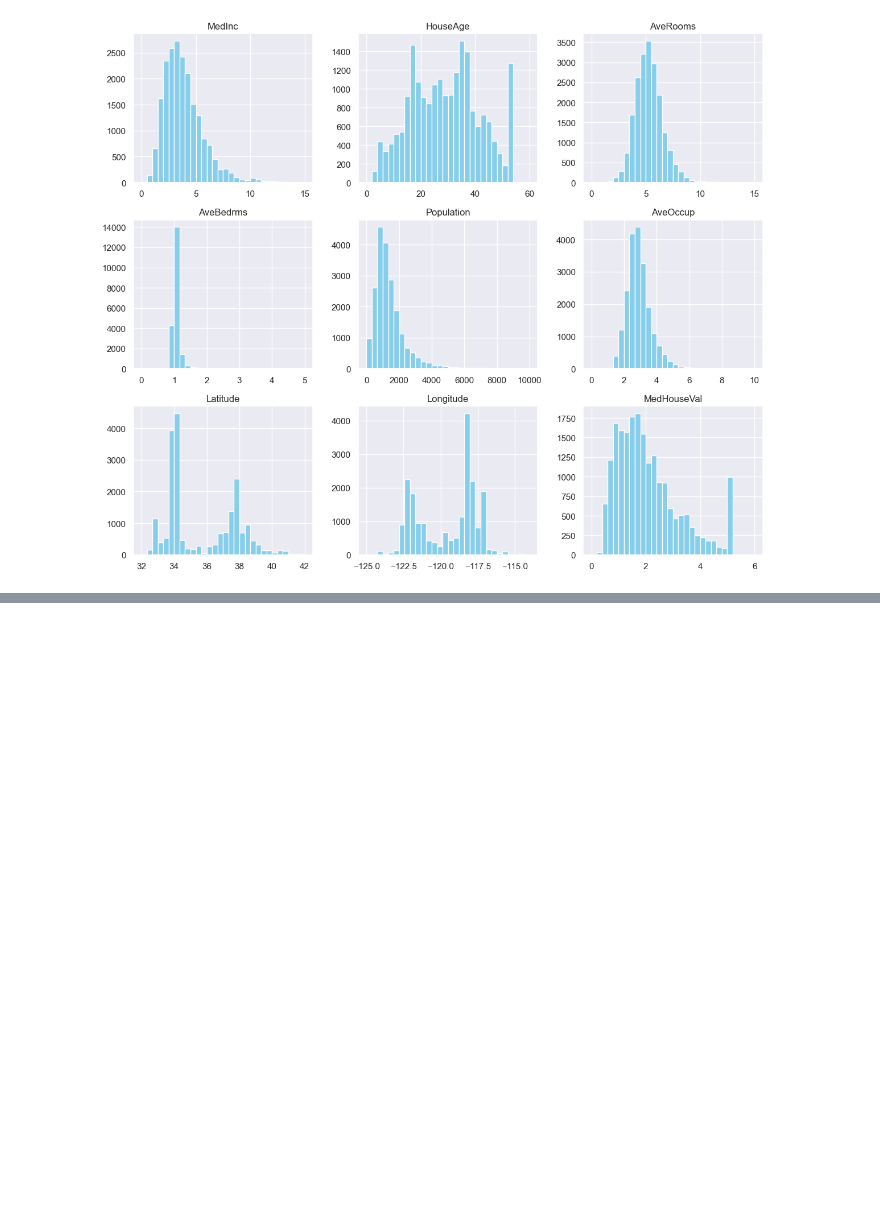
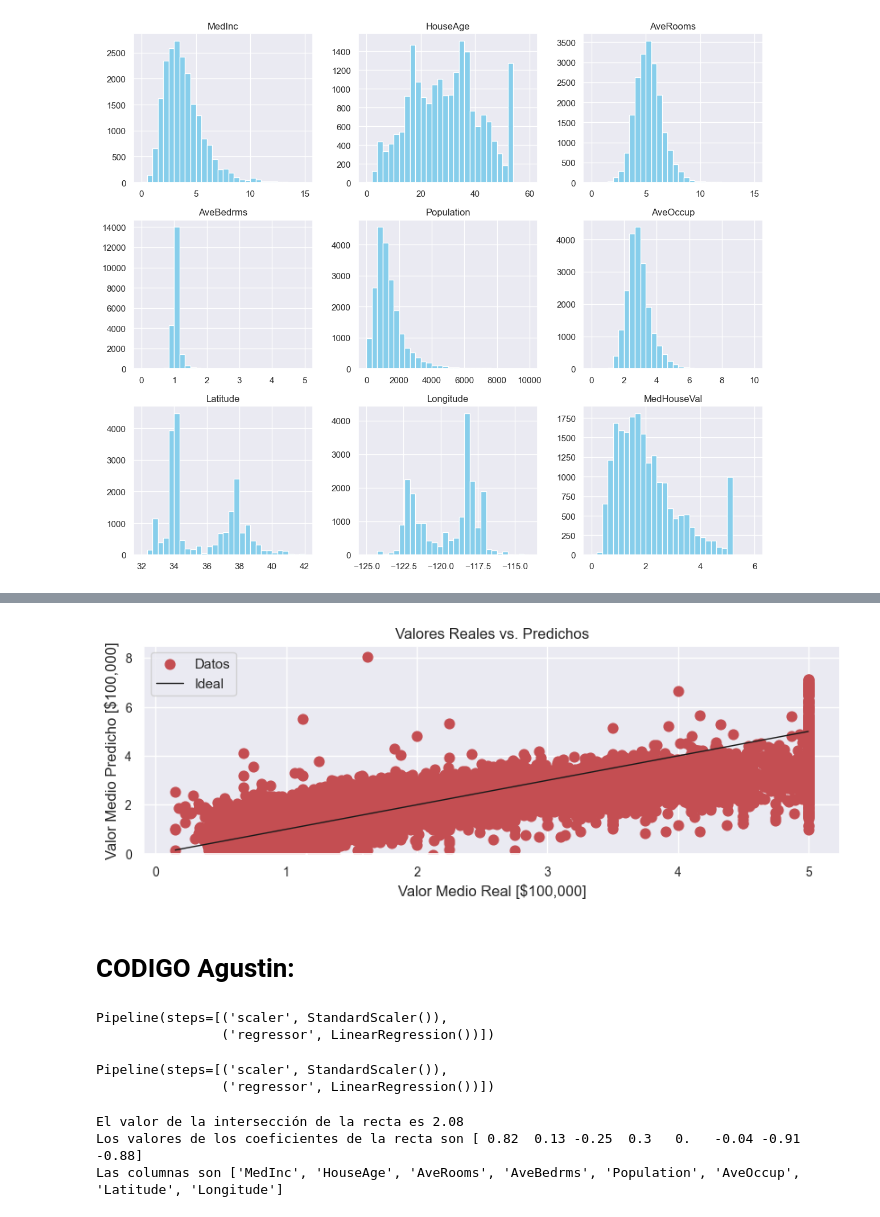
Before and after one commit to martinbrocca/CEIA-IIA, a Jupyter notebook: TP2/tp2.ipynb, the cells around one changed output, grey strips where cells are left out. Cells and saved outputs as stored; diff of their text form; code cells hidden in the pictures; blank space fills up the shorter version.

```diff
--- a/TP2/tp2.ipynb
+++ b/TP2/tp2.ipynb
@@ -207,0 +273,2 @@ plt.show()
+# %%
+y_model = regresion.predict(X_train)
@@ -207,0 +317,50 @@ plt.show()
+# %%
+
+
+# Configuración del gráfico
+plt.figure(figsize=(10, 3))
+plt.title('Valores Reales vs. Predichos', fontsize=12)
+plt.xlabel('Valor Medio Real [$100,000]', fontsize=12)
+plt.ylabel('Valor Medio Predicho [$100,000]', fontsize=12)
+plt.tick_params(axis='x', labelsize=10)
+plt.tick_params(axis='y', labelsize=10)
+
+# Puntos reales vs. predichos
+plt.scatter(y_train, y_model, color='r', marker="o", s=60, label='Datos')
+
+# Línea de referencia (y = x, ideal si la predicción fuera perfecta)
+plt.plot([y_train.min(), y_train.max()], [y_train.min(), y_train.max()], color="k", linewidth=1, label='Ideal')
+
+plt.ylim(0)
+plt.legend()
+plt.show()
+# %% [output]
+[figure, added]
+# %% [markdown]
+# CODIGO Agustin:
+# %%
+# Creamos el pipeline con StandardScaler y regresión lineal
+pipeline = Pipeline(steps=[
+    ('scaler', StandardScaler()),       # Escalado estándar
+    ('regressor', LinearRegression())   # Modelo de regresión lineal
+])
+
+pipeline
+# %% [output]
+Pipeline(steps=[('scaler', StandardScaler()),
+                ('regressor', LinearRegression())])
+# %%
+pipeline.fit(X_train, y_train)
+pipeline
+# %% [output]
+Pipeline(steps=[('scaler', StandardScaler()),
+                ('regressor', LinearRegression())])
+# %%
+print(f"El valor de la intersección de la recta es {np.round(pipeline.named_steps['regressor'].intercept_, 2)}")
+print(f"Los valores de los coeficientes de la recta son {np.round(pipeline.named_steps['regressor'].coef_, 2)}")
+
+print(f"Las columnas son {x.columns.tolist()}")
+# %% [output]
+El valor de la intersección de la recta es 2.08
+Los valores de los coeficientes de la recta son [ 0.82  0.13 -0.25  0.3   0.   -0.04 -0.91 -0.88]
+Las columnas son ['MedInc', 'HouseAge', 'AveRooms', 'AveBedrms', 'Population', 'AveOccup', 'Latitude', 'Longitude']
```
Also changed, not shown: parts of 22 cells of this notebook.
